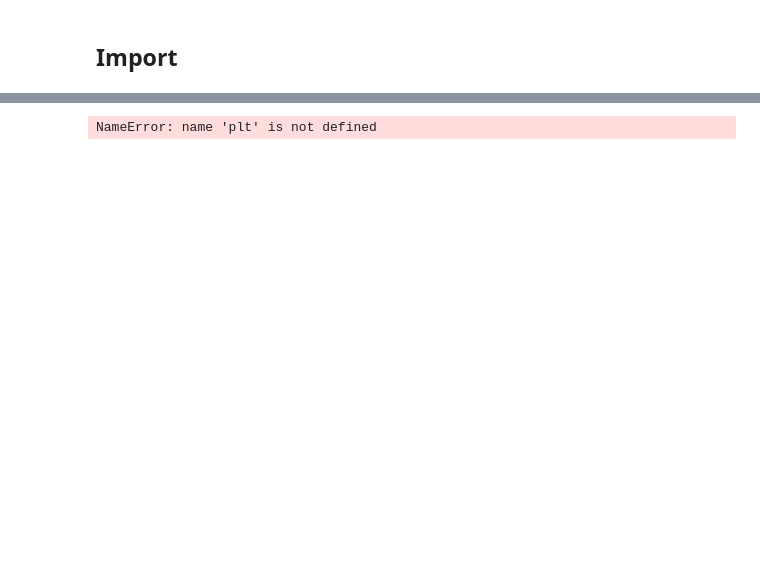
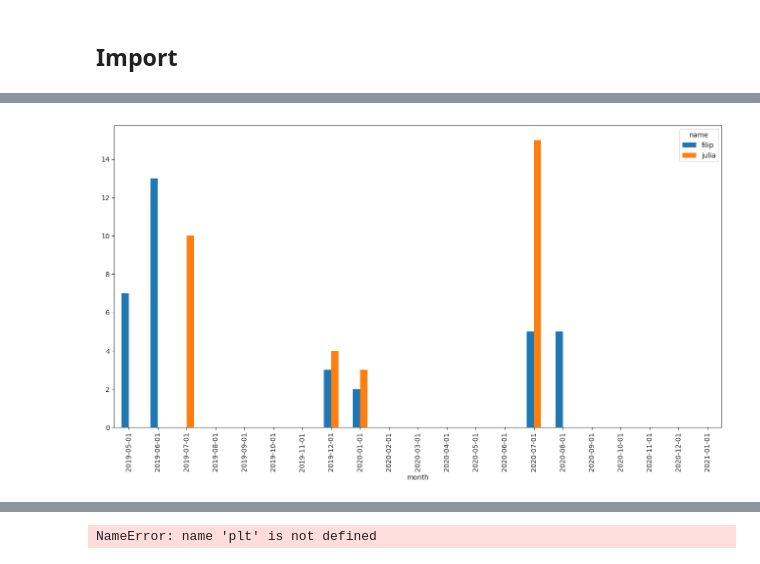
Before and after one commit to filipclaesson/par_sala_calc, a Jupyter notebook: calculate_salaries.ipynb, the cells around one changed output, grey strips where cells are left out. Cells and saved outputs as stored; diff of their text form; code cells hidden in the pictures; blank space fills up the shorter version.

```diff
--- a/calculate_salaries.ipynb
+++ b/calculate_salaries.ipynb
@@ -141,0 +160,5 @@ Name: month, dtype: object
+# %%
+calc_all("input_3.csv").reset_index().pivot('month','name','num_effective_vacation_days').plot(kind='bar',figsize=(16,8))
+plt.show()
+# %% [output]
+[figure, added]
```
Also changed, not shown: parts of 14 cells of this notebook, 3 other files.
